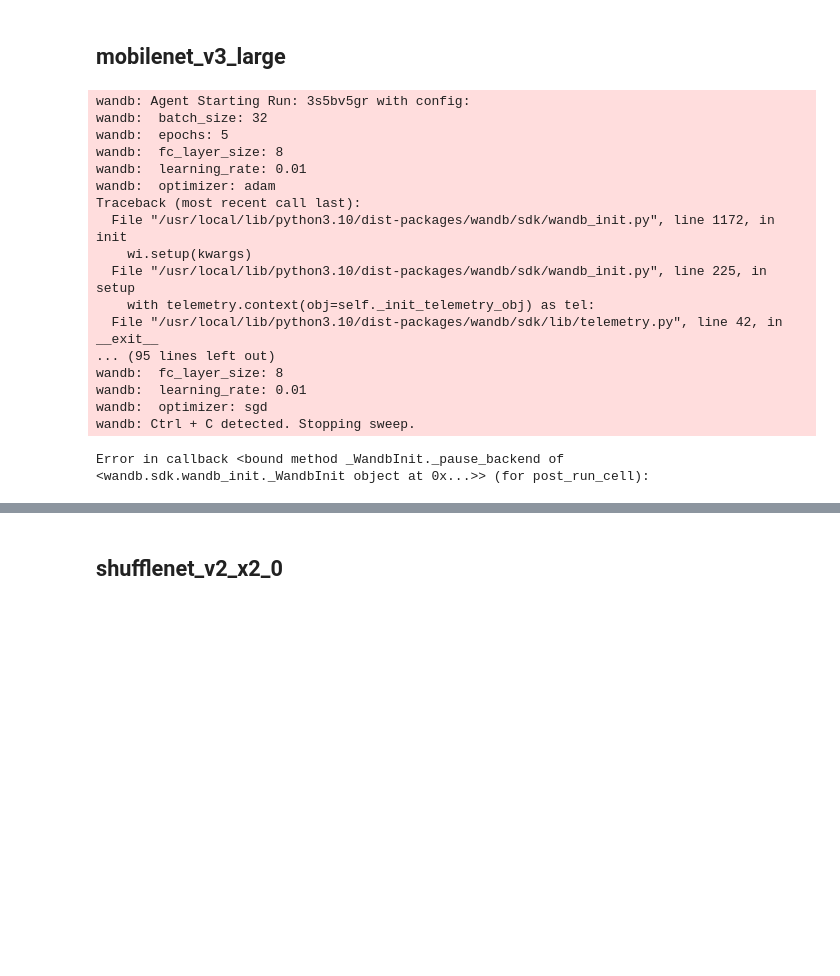
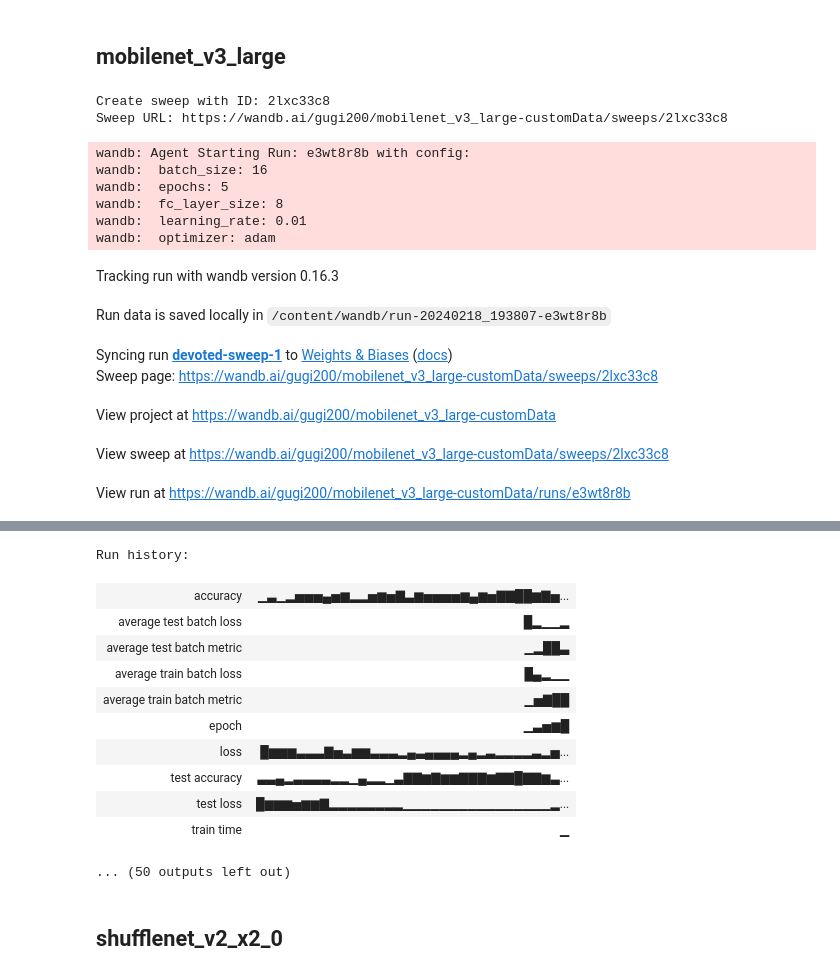
Before and after one commit to gugi200/final_project, a Jupyter notebook: comp_diff_models_custom_data.ipynb, the cells around one changed output, grey strips where cells are left out. Drawn from its saved outputs; the diff is of its cells as text; code cells hidden in the pictures; blank space fills up the shorter version.

```diff
--- a/comp_diff_models_custom_data.ipynb
+++ b/comp_diff_models_custom_data.ipynb
@@ -1306,7 +1305,7 @@ def train_model_mobilenet_v3_large(config=None):
 
         weight = list(torchvision.models.get_model_weights('mobilenet_v3_large'))[-1]
         model = torch.hub.load('pytorch/vision', 'mobilenet_v3_large', weight).to(device)
-        model.classifier[3] = nn.Linear(1280 , 8, bias=True).to(device)
+        model.classifier[3] = nn.Linear(1280 , len(class_names), bias=True).to(device)
 
         train_test_loop(config=config,
                         model=model,
@@ -1322,21 +1321,18 @@ def train_model_mobilenet_v3_large(config=None):
 sweep_id_mobilenet_v3_large = wandb.sweep(sweep_config, project="mobilenet_v3_large-customData")
 wandb.agent(sweep_id_mobilenet_v3_large, train_model_mobilenet_v3_large)
 # %% [output]
-wandb: Agent Starting Run: 3s5bv5gr with config:
-wandb:  batch_size: 32
-wandb:  epochs: 5
-wandb:  fc_layer_size: 8
-wandb:  learning_rate: 0.01
-wandb:  optimizer: adam
-Traceback (most recent call last):
-  File "/usr/local/lib/python3.10/dist-packages/wandb/sdk/wandb_init.py", line 1172, in init
-    wi.setup(kwargs)
-  File "/usr/local/lib/python3.10/dist-packages/wandb/sdk/wandb_init.py", line 225, in setup
-    with telemetry.context(obj=self._init_telemetry_obj) as tel:
-  File "/usr/local/lib/python3.10/dist-packages/wandb/sdk/lib/telemetry.py", line 42, in __exit__
-... (95 lines left out)
-wandb:  fc_layer_size: 8
-wandb:  learning_rate: 0.01
-wandb:  optimizer: sgd
-wandb: Ctrl + C detected. Stopping sweep.
+Create sweep with ID: 2lxc33c8
+Sweep URL: https://wandb.ai/gugi200/mobilenet_v3_large-customData/sweeps/2lxc33c8
-Error in callback <bound method _WandbInit._pause_backend of <wandb.sdk.wandb_init._WandbInit object at 0x...>> (for post_run_cell):
+wandb: Agent Starting Run: e3wt8r8b with config:
+wandb:  batch_size: 16
+wandb:  epochs: 5
+wandb:  fc_layer_size: 8
+wandb:  learning_rate: 0.01
+wandb:  optimizer: adam
+Tracking run with wandb version 0.16.3
+Run data is saved locally in /content/wandb/run-20240218_193807-e3wt8r8b
+Syncing run devoted-sweep-1 to Weights & Biases (docs)
+Sweep page: https://wandb.ai/gugi200/mobilenet_v3_large-customData/sweeps/2lxc33c8
+View project at https://wandb.ai/gugi200/mobilenet_v3_large-customData
+View sweep at https://wandb.ai/gugi200/mobilenet_v3_large-customData/sweeps/2lxc33c8
+View run at https://wandb.ai/gugi200/mobilenet_v3_large-customData/runs/e3wt8r8b
@@ -1344,3 +1356,15 @@ BrokenPipeError: [Errno 32] Broken pipe
+Run history:
+| accuracy | ▁▃▁▂▅▅▅▄▅▆▂▂▅▆▅▇▃▆▅▅▅▅▆▄▆▅▇▇██▆▇▅... |
+| average test batch loss | █▂▁▁▂ |
+| average test batch metric | ▁▂██▃ |
+| average train batch loss | █▄▂▁▁ |
+| average train batch metric | ▁▅▇██ |
+| epoch | ▁▃▅▆█ |
+| loss | █▆▆▆▃▃▃▇▅▃▆▆▃▃▃▂▄▃▄▄▄▄▂▄▂▃▂▂▂▂▃▂▅... |
+| test accuracy | ▃▃▄▂▃▃▃▃▂▂▁▄▂▂▁▃▇▇▆▇▆▆▇▇▇▆▇▇█▇▇▆▃... |
+| test loss | █▆▆▆▅▆▆▇▂▂▂▂▂▂▂▂▁▁▁▁▁▁▁▁▁▁▁▁▁▁▁▁▂... |
+| train time | ▁ |
+... (50 outputs left out)
 # %% [markdown]
 ## shufflenet_v2_x2_0
 # %%
```
Also changed, not shown: parts of 14 cells of this notebook.
